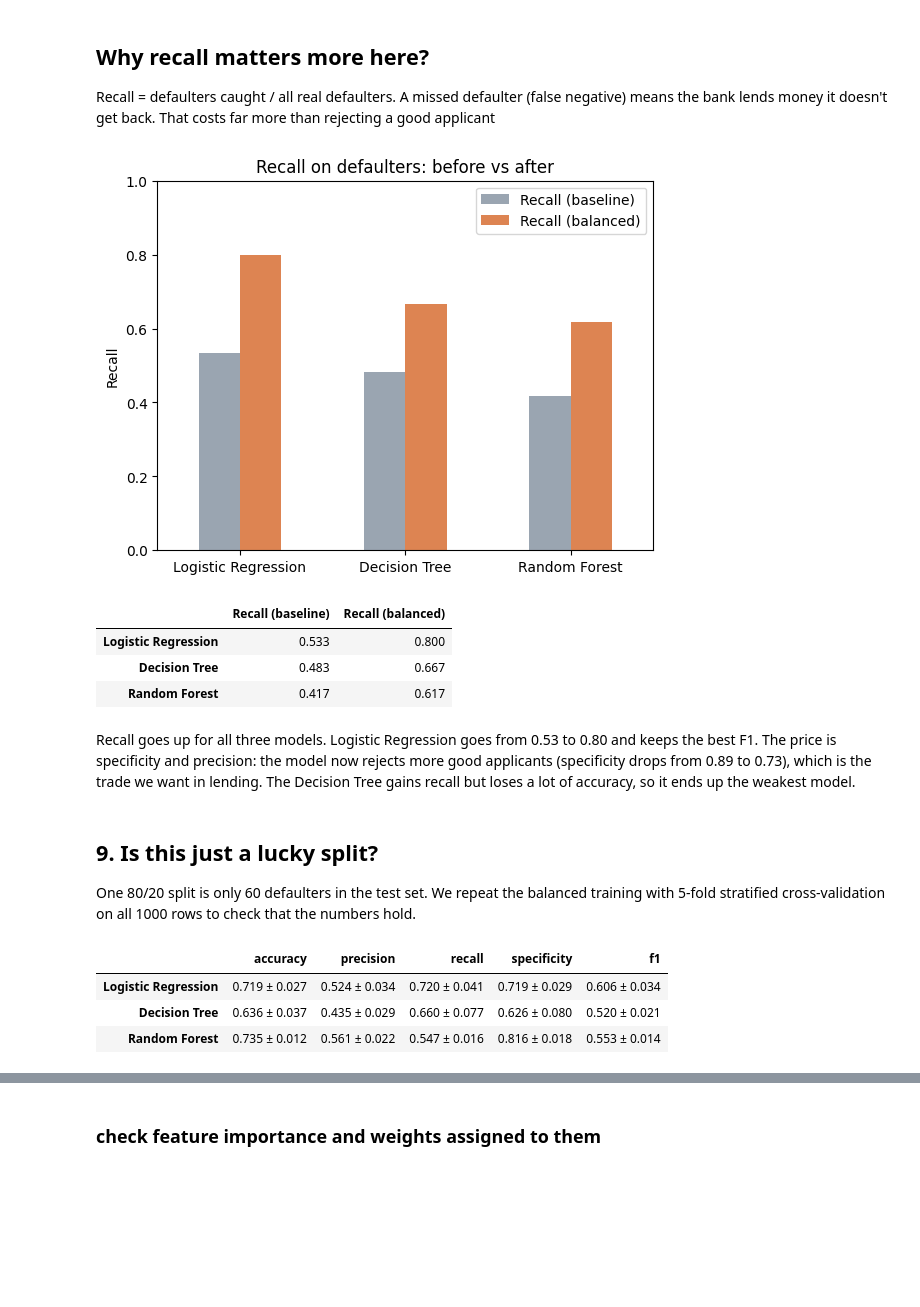
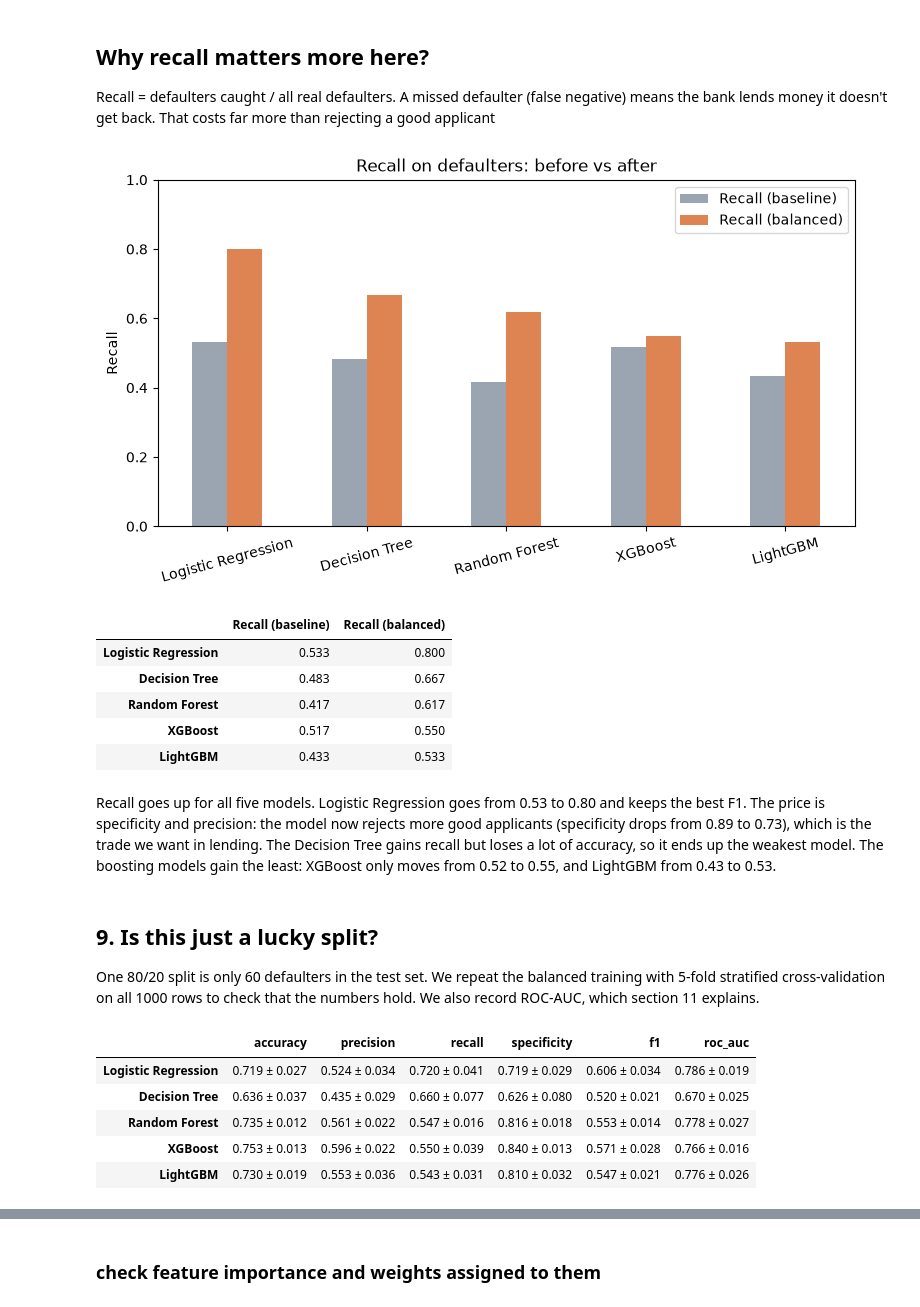
Before and after one commit to AabhasK/Credit-Risk-Predictor, a Jupyter notebook: MLproject.ipynb, the cells around one changed output, grey strips where cells are left out. Drawn from its saved outputs; the diff is of its cells as text; code cells hidden in the pictures; blank space fills up the shorter version.

Commit message:
add xgboost, lightgbm, tuning and roc; stop tracking figures

```diff
--- a/MLproject.ipynb
+++ b/MLproject.ipynb
@@ -234,11 +244,16 @@ def make_prep():#build preprocessing
                     ("onehot", OneHotEncoder(handle_unknown="ignore"))])#Categorical steps: fill blanks with the most common value, then one-hot encode. handle_unknown="ignore" gives an all-zero row for a category the model never saw, instead of an error.
     return ColumnTransformer([("num", num, num_cols), ("cat", cat, cat_cols)])#apply different preprocessing to different column and then joins
 
+spw = (y_train == 0).sum() / (y_train == 1).sum()  # 560 / 240 = 2.33, XGBoost's version of "balanced"
+
 def make_models(class_weight=None):#class_weight sets how much a mistake on each class counts in the training loss
     models = {
         "Logistic Regression": LogisticRegression(max_iter=1000, class_weight=class_weight),#give enough iters to converge
         "Decision Tree": DecisionTreeClassifier(max_depth=5, class_weight=class_weight, random_state=42),
         "Random Forest": RandomForestClassifier(class_weight=class_weight, random_state=42),
+        "XGBoost": XGBClassifier(scale_pos_weight=spw if class_weight == "balanced" else 1,
+                                 eval_metric="logloss", random_state=42),#XGBoost has no class_weight, scale_pos_weight does the same job
+        "LightGBM": LGBMClassifier(class_weight=class_weight, random_state=42, verbose=-1),
     }
     return {name: Pipeline([("prep", make_prep()), ("clf", clf)]) for name, clf in models.items()}
 '''return this
@@ -255,6 +270,8 @@ def make_models(class_weight=None):#class_weight sets how much a mistake on each
         ("prep", ColumnTransformer([...])),
         ("clf",  RandomForestClassifier(class_weight="balanced", random_state=42)),
     ]),
+    "XGBoost": Pipeline([...]),
+    "LightGBM": Pipeline([...]),
 }
 '''
 
@@ -317,30 +338,33 @@ Recall = defaulters caught / all real defaulters. A missed defaulter (false nega
 # %%
 compare = pd.DataFrame({"Recall (baseline)": base_table["Recall"],
                         "Recall (balanced)": bal_table["Recall"]})
-compare.plot(kind="bar", rot=0, color=["#9AA5B1", "#DD8452"])
+compare.plot(kind="bar", rot=15, figsize=(9, 4.5), color=["#9AA5B1", "#DD8452"])
 plt.title("Recall on defaulters: before vs after")
 plt.ylabel("Recall")
 plt.ylim(0, 1)
 plt.savefig("figures/recall_compare.png", dpi=150, bbox_inches="tight")
 plt.show()
 compare
 #recall compares the costly mistake only since defaulters matter more here
 # %% [output]
-[figure, old version]
+[figure, new version]
 |  | Recall (baseline) | Recall (balanced) |
 | Logistic Regression | 0.533 | 0.800 |
 | Decision Tree | 0.483 | 0.667 |
 | Random Forest | 0.417 | 0.617 |
+| XGBoost | 0.517 | 0.550 |
+| LightGBM | 0.433 | 0.533 |
 # %% [markdown]
-Recall goes up for all three models. Logistic Regression goes from 0.53 to 0.80 and keeps the best F1. The price is specificity and precision: the model now rejects more good applicants (specificity drops from 0.89 to 0.73), which is the trade we want in lending. The Decision Tree gains recall but loses a lot of accuracy, so it ends up the weakest model.
+Recall goes up for all five models. Logistic Regression goes from 0.53 to 0.80 and keeps the best F1. The price is specificity and precision: the model now rejects more good applicants (specificity drops from 0.89 to 0.73), which is the trade we want in lending. The Decision Tree gains recall but loses a lot of accuracy, so it ends up the weakest model. The boosting models gain the least: XGBoost only moves from 0.52 to 0.55, and LightGBM from 0.43 to 0.53.
 # %% [markdown]
 ## 9. Is this just a lucky split?
 
-One 80/20 split is only 60 defaulters in the test set. We repeat the balanced training with 5-fold stratified cross-validation on all 1000 rows to check that the numbers hold.
+One 80/20 split is only 60 defaulters in the test set. We repeat the balanced training with 5-fold stratified cross-validation on all 1000 rows to check that the numbers hold. We also record ROC-AUC, which section 11 explains.
 # %%
 cv = StratifiedKFold(n_splits=5, shuffle=True, random_state=42)# 5 folds
 scoring = {"accuracy": "accuracy", "precision": "precision", "recall": "recall",
-           "specificity": make_scorer(recall_score, pos_label=0), "f1": "f1"}#specificity is number of good applicants approved
+           "specificity": make_scorer(recall_score, pos_label=0), "f1": "f1",
+           "roc_auc": "roc_auc"}#specificity is number of good applicants approved
 #scoring maps names to scorers
 rows = {}
 for name, pipe in make_models("balanced").items():
@@ -350,7 +374,9 @@ for name, pipe in make_models("balanced").items():
 cv_table = pd.DataFrame(rows).T
 cv_table
 # %% [output]
-|  | accuracy | precision | recall | specificity | f1 |
-| Logistic Regression | 0.719 ± 0.027 | 0.524 ± 0.034 | 0.720 ± 0.041 | 0.719 ± 0.029 | 0.606 ± 0.034 |
-| Decision Tree | 0.636 ± 0.037 | 0.435 ± 0.029 | 0.660 ± 0.077 | 0.626 ± 0.080 | 0.520 ± 0.021 |
-| Random Forest | 0.735 ± 0.012 | 0.561 ± 0.022 | 0.547 ± 0.016 | 0.816 ± 0.018 | 0.553 ± 0.014 |
+|  | accuracy | precision | recall | specificity | f1 | roc_auc |
+| Logistic Regression | 0.719 ± 0.027 | 0.524 ± 0.034 | 0.720 ± 0.041 | 0.719 ± 0.029 | 0.606 ± 0.034 | 0.786 ± 0.019 |
+| Decision Tree | 0.636 ± 0.037 | 0.435 ± 0.029 | 0.660 ± 0.077 | 0.626 ± 0.080 | 0.520 ± 0.021 | 0.670 ± 0.025 |
+| Random Forest | 0.735 ± 0.012 | 0.561 ± 0.022 | 0.547 ± 0.016 | 0.816 ± 0.018 | 0.553 ± 0.014 | 0.778 ± 0.027 |
+| XGBoost | 0.753 ± 0.013 | 0.596 ± 0.022 | 0.550 ± 0.039 | 0.840 ± 0.013 | 0.571 ± 0.028 | 0.766 ± 0.016 |
+| LightGBM | 0.730 ± 0.019 | 0.553 ± 0.036 | 0.543 ± 0.031 | 0.810 ± 0.032 | 0.547 ± 0.021 | 0.776 ± 0.026 |
```
Also changed, not shown: parts of 24 cells of this notebook, 20 other files.
